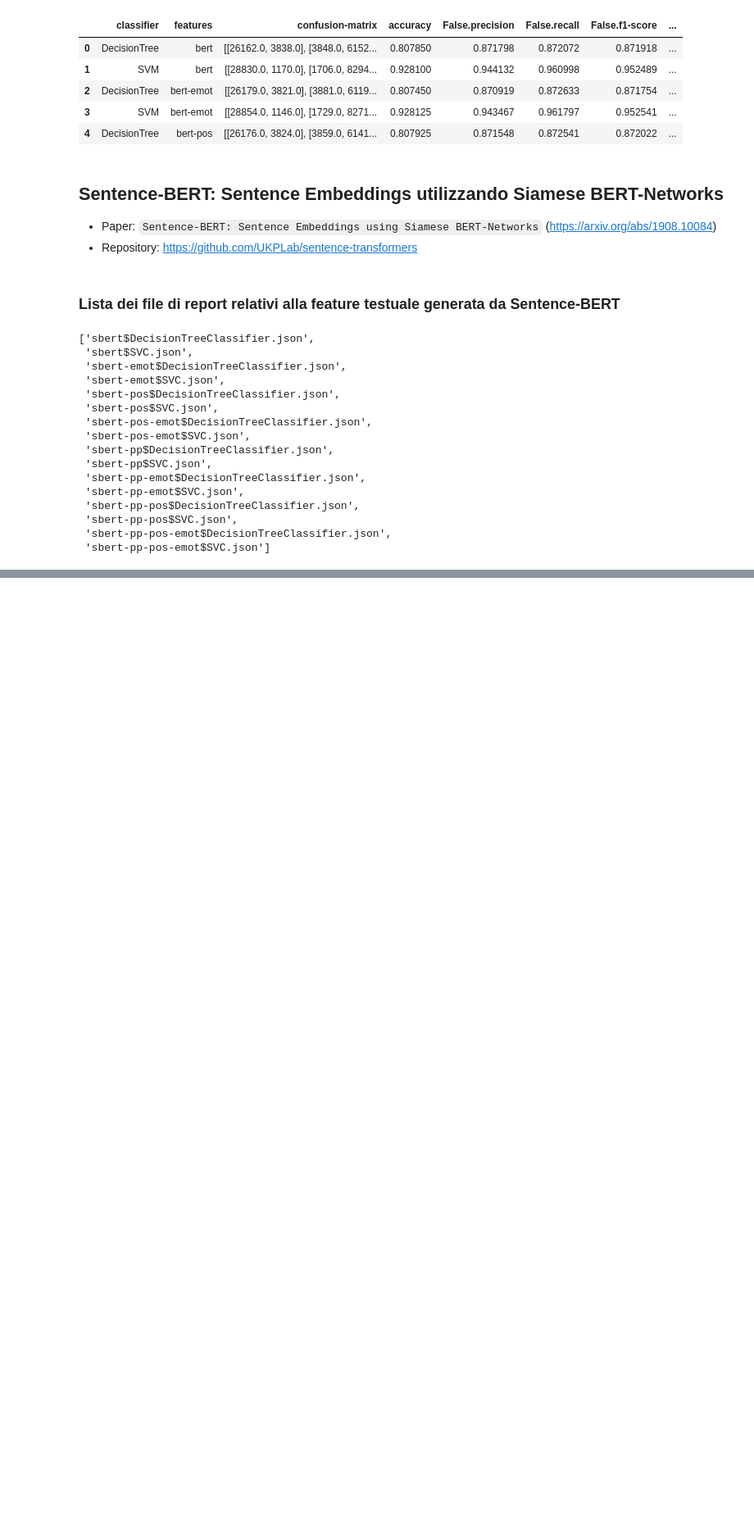
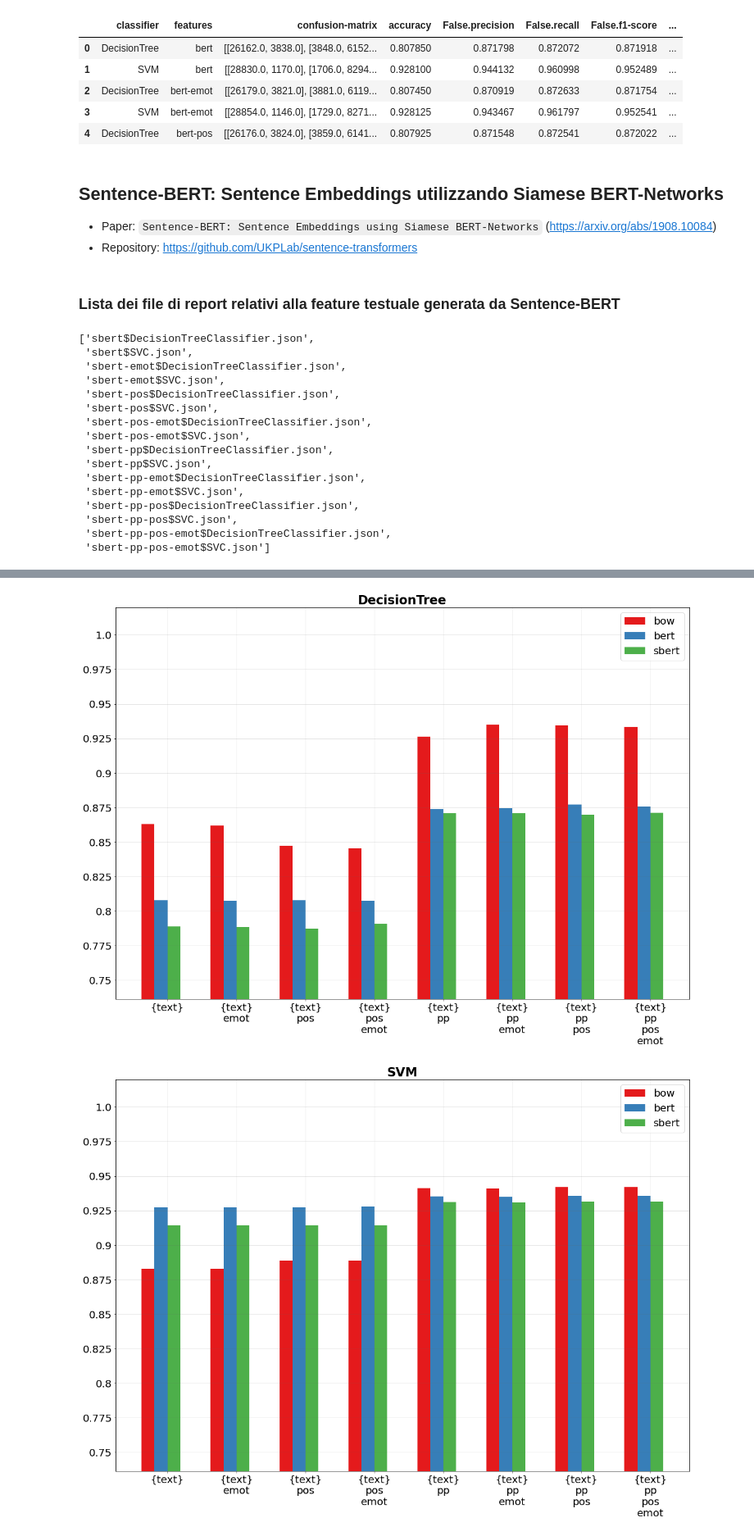
Before and after one commit to gianlucagiudice/irony-detection, a Jupyter notebook: notebooks/report_analysis_biased.ipynb, the cells around one changed output, grey strips where cells are left out. Shown at 82% size. Cells and saved outputs as stored; diff of their text form; code cells hidden in the pictures; blank space fills up the shorter version.

```diff
--- a/notebooks/report_analysis_biased.ipynb
+++ b/notebooks/report_analysis_biased.ipynb
@@ -435,0 +512,7 @@ sorted(report_file_list_sbert)
+# %%
+for classifier in df_bert['classifier'].unique():
+    plot_values = evaluate_bow_vs_bert(classifier, 'weighted avg.f1-score')
+    plot_bow_vs_bert(plot_values, classifier)
+# %% [output]
+[figure, added]
+[figure, added]
```
Also changed, not shown: parts of 10 cells of this notebook, 1 other file.
